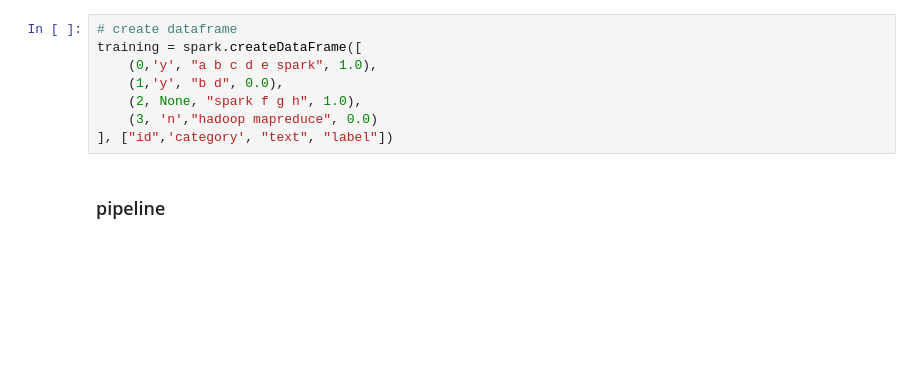
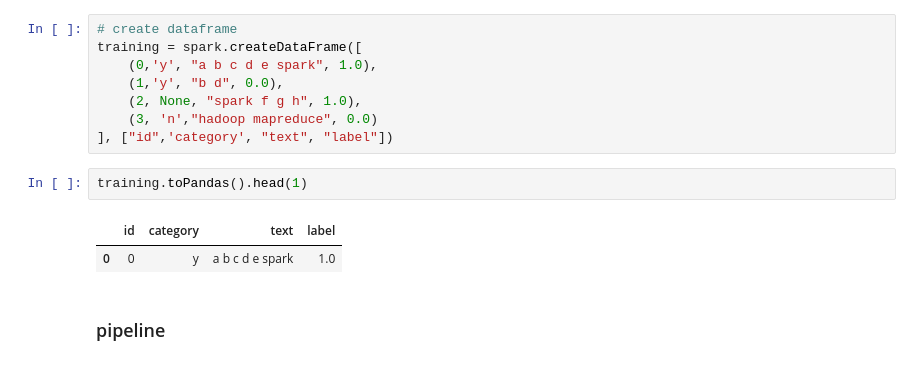
Before and after one commit to xinyongtian/py_spark_ml_utils, a Jupyter notebook: demo.ipynb, the cells around one changed output. Saved outputs shown, nothing was run; the diff lists cells and outputs as text; blank space fills up the shorter version.

```diff
--- a/demo.ipynb
+++ b/demo.ipynb
@@ -49,6 +49,11 @@ training = spark.createDataFrame([
     (2, None, "spark f g h", 1.0),
     (3, 'n',"hadoop mapreduce", 0.0)
 ], ["id",'category', "text", "label"])
+# %%
+training.toPandas().head(1)
+# %% [output]
+|  | id | category | text | label |
+| 0 | 0 | y | a b c d e spark | 1.0 |
 # %% [markdown]
 ### pipeline
 # %%
```
Also changed, not shown: parts of 1 cell of this notebook, 5 other files.
